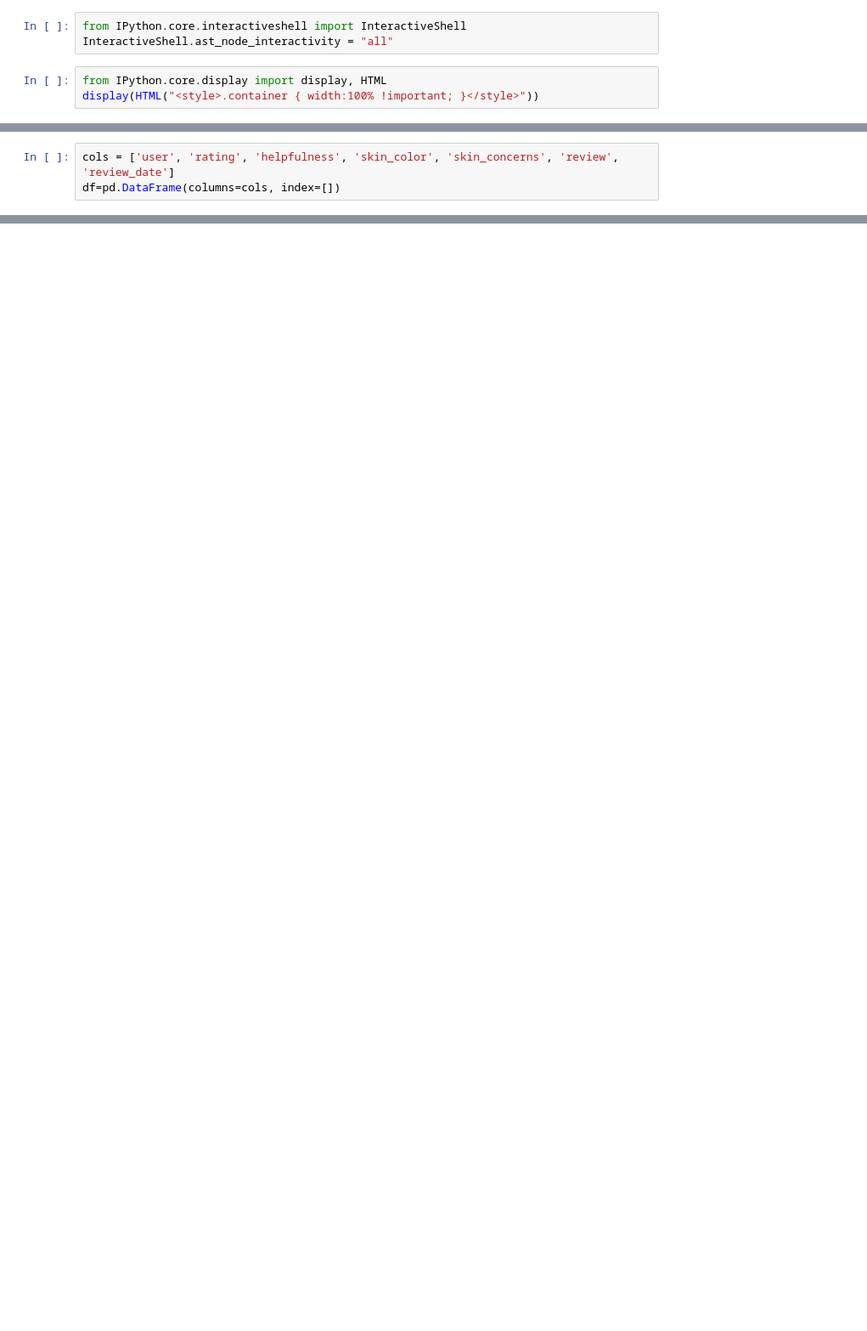
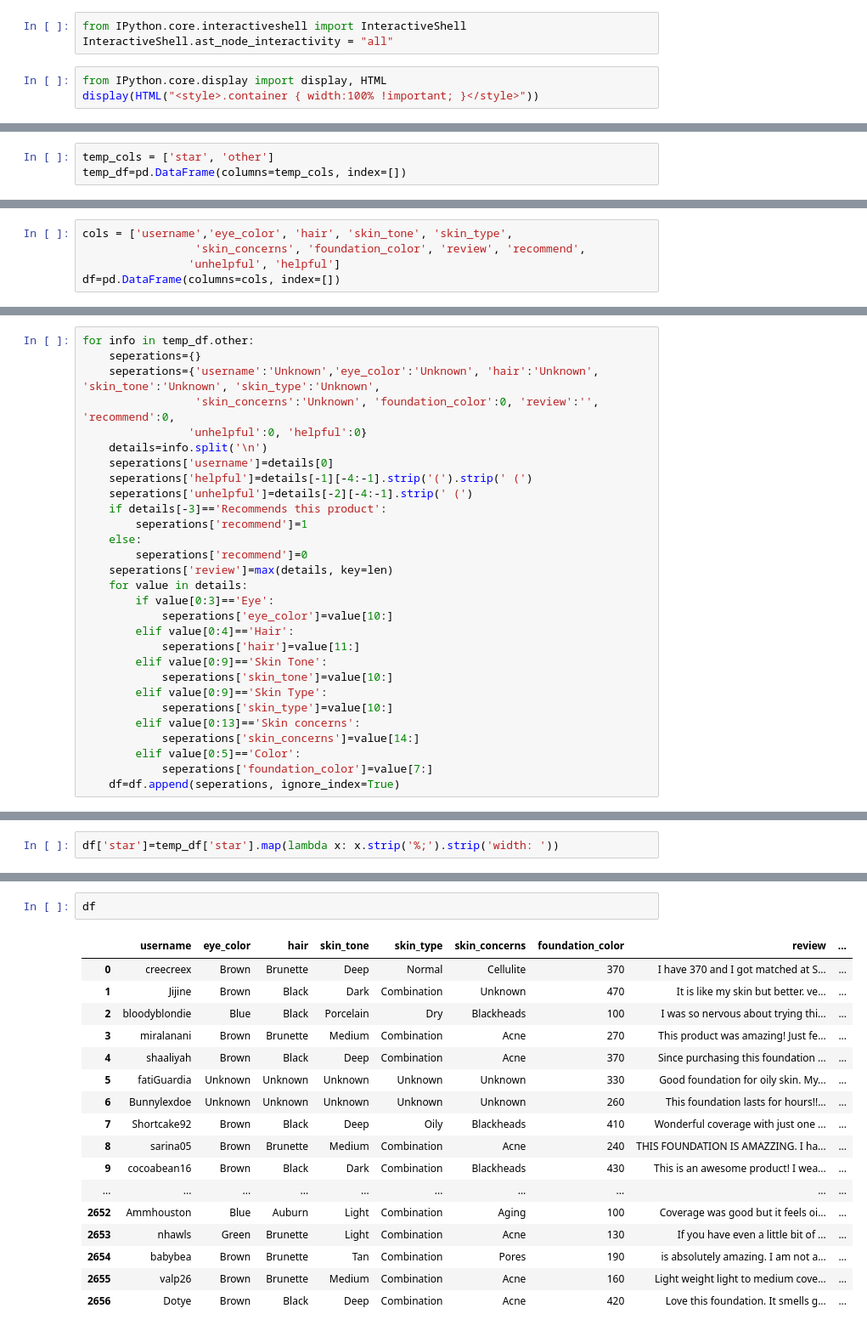
Before and after one commit to mayamadhavan/projects, a Jupyter notebook: project_fletcher/scraping_sephora.ipynb, the cells around one changed output, grey strips where cells are left out. Shown at 85% size. Drawn from its saved outputs; the diff is of its cells as text; blank space fills up the shorter version.

```diff
--- a/project_fletcher/scraping_sephora.ipynb
+++ b/project_fletcher/scraping_sephora.ipynb
@@ -34,0 +54,3 @@ time: 722 µs
+# %%
+temp_cols = ['star', 'other']
+temp_df=pd.DataFrame(columns=temp_cols, index=[])
@@ -35,4 +99,6 @@ time: 722 µs
 # %%
-cols = ['user', 'rating', 'helpfulness', 'skin_color', 'skin_concerns', 'review', 'review_date']
+cols = ['username','eye_color', 'hair', 'skin_tone', 'skin_type',
+                 'skin_concerns', 'foundation_color', 'review', 'recommend',
+                'unhelpful', 'helpful']
 df=pd.DataFrame(columns=cols, index=[])
 # %% [output]
@@ -106,0 +106,29 @@ for link in links:
+# %%
+for info in temp_df.other:
+    seperations={}
+    seperations={'username':'Unknown','eye_color':'Unknown', 'hair':'Unknown', 'skin_tone':'Unknown', 'skin_type':'Unknown',
+                 'skin_concerns':'Unknown', 'foundation_color':0, 'review':'', 'recommend':0,
+                'unhelpful':0, 'helpful':0}
+    details=info.split('\n')
+    seperations['username']=details[0]
+    seperations['helpful']=details[-1][-4:-1].strip('(').strip(' (')
+    seperations['unhelpful']=details[-2][-4:-1].strip(' (')
+    if details[-3]=='Recommends this product':
+        seperations['recommend']=1
+    else:
+        seperations['recommend']=0
+    seperations['review']=max(details, key=len)
+    for value in details:
+        if value[0:3]=='Eye':
+            seperations['eye_color']=value[10:]
+        elif value[0:4]=='Hair':
+            seperations['hair']=value[11:]
+        elif value[0:9]=='Skin Tone':
+            seperations['skin_tone']=value[10:]
+        elif value[0:9]=='Skin Type':
+            seperations['skin_type']=value[10:]
+        elif value[0:13]=='Skin concerns':
+            seperations['skin_concerns']=value[14:]
+        elif value[0:5]=='Color':
+            seperations['foundation_color']=value[7:]
+    df=df.append(seperations, ignore_index=True)
@@ -106,0 +137,2 @@ for link in links:
+# %%
+df['star']=temp_df['star'].map(lambda x: x.strip('%;').strip('width: '))
@@ -106,0 +141,20 @@ for link in links:
+# %%
+df
+# %% [output]
+|  | username | eye_color | hair | skin_tone | skin_type | skin_concerns | foundation_color | review | ... |
+| 0 | creecreex | Brown | Brunette | Deep | Normal | Cellulite | 370 | I have 370 and I got matched at S... | ... |
+| 1 | Jijine | Brown | Black | Dark | Combination | Unknown | 470 | It is like my skin but better. ve... | ... |
+| 2 | bloodyblondie | Blue | Black | Porcelain | Dry | Blackheads | 100 | I was so nervous about trying thi... | ... |
+| 3 | miralanani | Brown | Brunette | Medium | Combination | Acne | 270 | This product was amazing! Just fe... | ... |
+| 4 | shaaliyah | Brown | Black | Deep | Combination | Acne | 370 | Since purchasing this foundation ... | ... |
+| 5 | fatiGuardia | Unknown | Unknown | Unknown | Unknown | Unknown | 330 | Good foundation for oily skin. My... | ... |
+| 6 | Bunnylexdoe | Unknown | Unknown | Unknown | Unknown | Unknown | 260 | This foundation lasts for hours!!... | ... |
+| 7 | Shortcake92 | Brown | Black | Deep | Oily | Blackheads | 410 | Wonderful coverage with just one ... | ... |
+| 8 | sarina05 | Brown | Brunette | Medium | Combination | Acne | 240 | THIS FOUNDATION IS AMAZZING. I ha... | ... |
+| 9 | cocoabean16 | Brown | Black | Dark | Combination | Blackheads | 430 | This is an awesome product! I wea... | ... |
+| ... | ... | ... | ... | ... | ... | ... | ... | ... | ... |
+| 2652 | Ammhouston | Blue | Auburn | Light | Combination | Aging | 100 | Coverage was good but it feels oi... | ... |
+| 2653 | nhawls | Green | Brunette | Light | Combination | Acne | 130 | If you have even a little bit of ... | ... |
+| 2654 | babybea | Brown | Brunette | Tan | Combination | Pores | 190 | is absolutely amazing. I am not a... | ... |
+| 2655 | valp26 | Brown | Brunette | Medium | Combination | Acne | 160 | Light weight light to medium cove... | ... |
+| 2656 | Dotye | Brown | Black | Deep | Combination | Acne | 420 | Love this foundation. It smells g... | ... |
```
Also changed, not shown: parts of 19 cells of this notebook, 3 other files.
